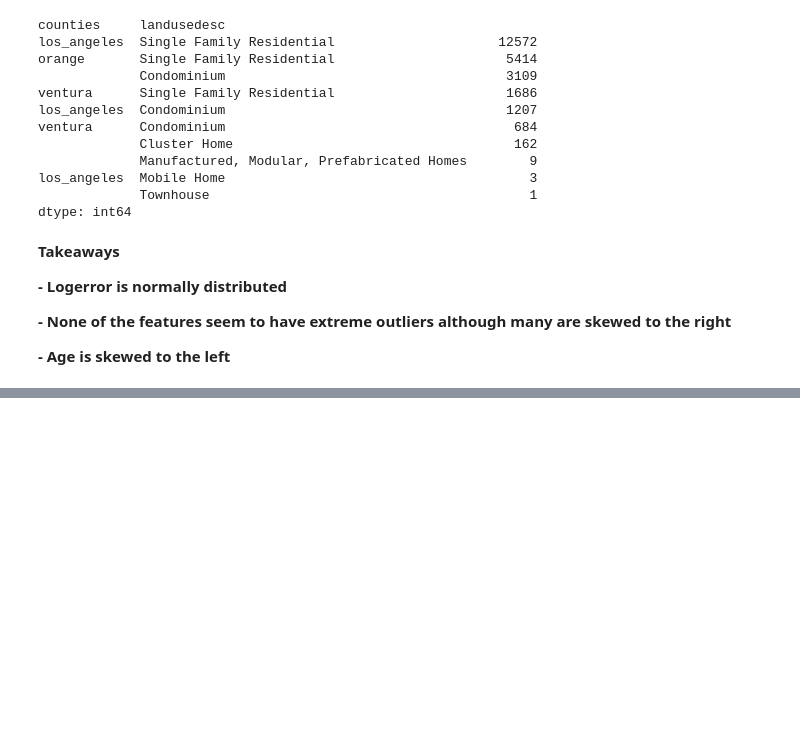
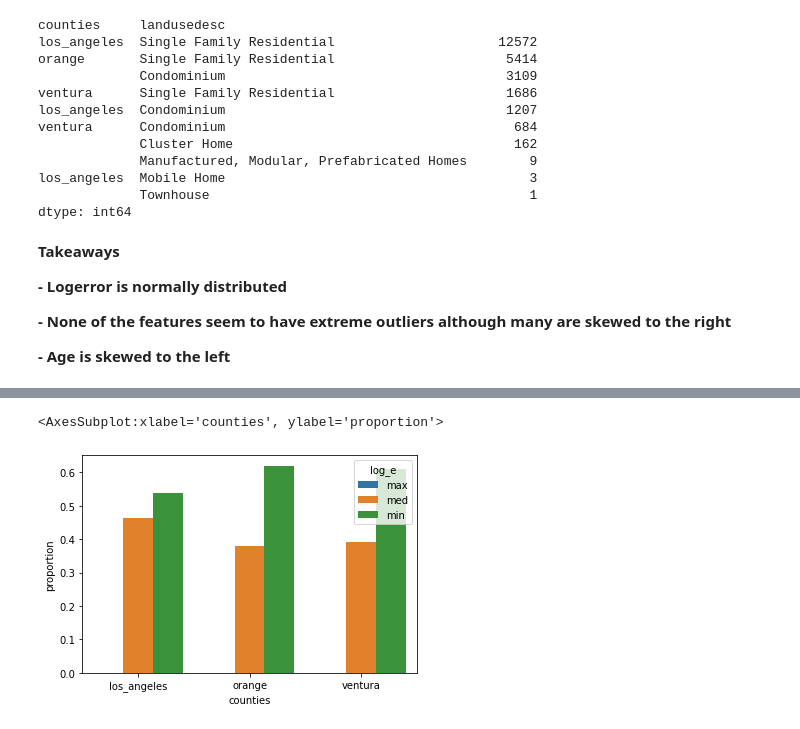
Before and after one commit to lainslie-18/clustering-exercises, a Jupyter notebook: explore_zillow.ipynb, the cells around one changed output, grey strips where cells are left out. Saved outputs shown, nothing was run; the diff lists cells and outputs as text; code cells hidden in the pictures; blank space fills up the shorter version.

```diff
--- a/explore_zillow.ipynb
+++ b/explore_zillow.ipynb
@@ -100,0 +156,14 @@ print(13783/2541)
+# %%
+# plot the data to see if any county has a higher percentage of max logerrors
+x, y, hue = 'counties', 'proportion', 'log_e'
+hue_order = ['max', 'med', 'min']
+
+(train[hue]
+ .groupby(train[x])
+ .value_counts(normalize=True)
+ .rename(y)
+ .reset_index()
+ .pipe((sns.barplot, "data"), x=x, y=y, hue=hue))
+# %% [output]
+<AxesSubplot:xlabel='counties', ylabel='proportion'>
+[figure, added]
```
Also changed, not shown: parts of 30 cells of this notebook, 4 other files.
